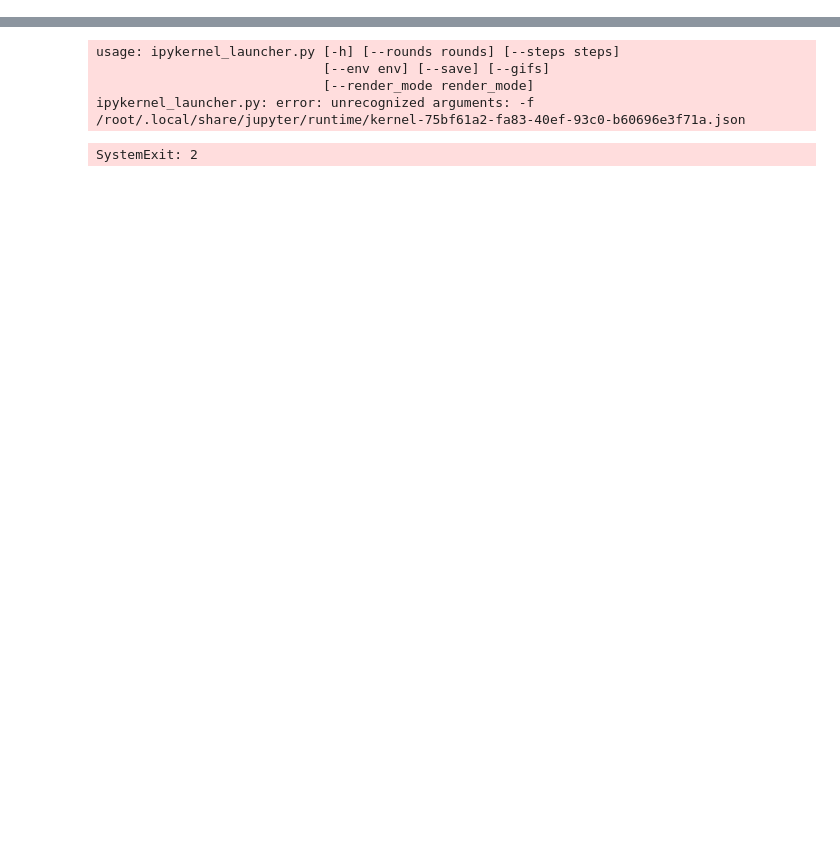
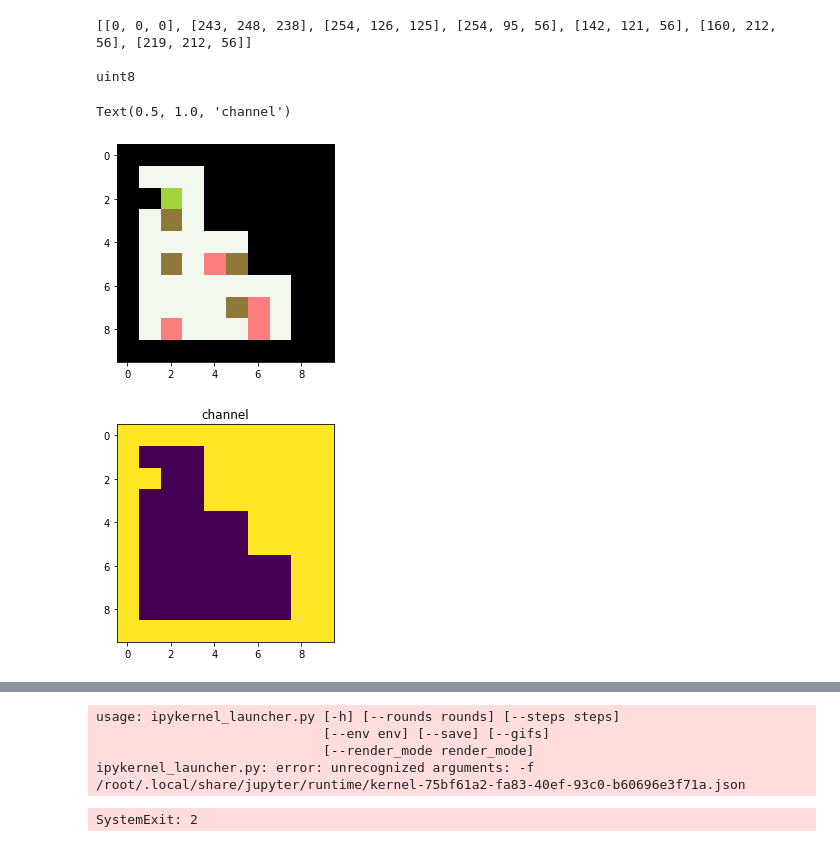
Before and after one commit to KolinGuo/RL289A-WQ2020, a Jupyter notebook: src/Gym-Sokoban-Test.ipynb, the cells around one changed output, grey strips where cells are left out. Saved outputs shown, nothing was run; the diff lists cells and outputs as text; code cells hidden in the pictures; blank space fills up the shorter version.

```diff
--- a/src/Gym-Sokoban-Test.ipynb
+++ b/src/Gym-Sokoban-Test.ipynb
@@ -14,3 +12,35 @@ print(a)
+# %%
+# RGB
+wall = [0, 0, 0]
+floor = [243, 248, 238]
+box_target = [254, 126, 125]
+box_on_target = [254, 95, 56]
+box = [142, 121, 56]
+player = [160, 212, 56]
+player_on_target = [219, 212, 56]
+
+surfaces = [wall, floor, box_target, box_on_target, box, player, player_on_target]
+print(surfaces)
+print()
+# print(observation[0:5, 0:5, :])
+# print()
+
+grid = np.zeros((10, 10, 7), dtype=np.uint8)
+
+plt.imshow(observation)
+#print(np.all(observation[0:5, 0:5, :] == surfaces[1], axis=2).astype(np.uint8))
+for si in range(len(surfaces)):
+    grid[..., si] = np.all(observation == surfaces[si], axis=2).astype(np.uint8)
+print(grid.dtype)
+plt.figure()
+plt.imshow(grid[..., 0]); plt.title('channel')
+# %% [output]
+[[0, 0, 0], [243, 248, 238], [254, 126, 125], [254, 95, 56], [142, 121, 56], [160, 212, 56], [219, 212, 56]]
+
+uint8
+Text(0.5, 1.0, 'channel')
+[figure, added]
+[figure, added]
 # %%
 import gym
 import gym_sokoban
```
Also changed, not shown: parts of 5 cells of this notebook, 5 other files.
